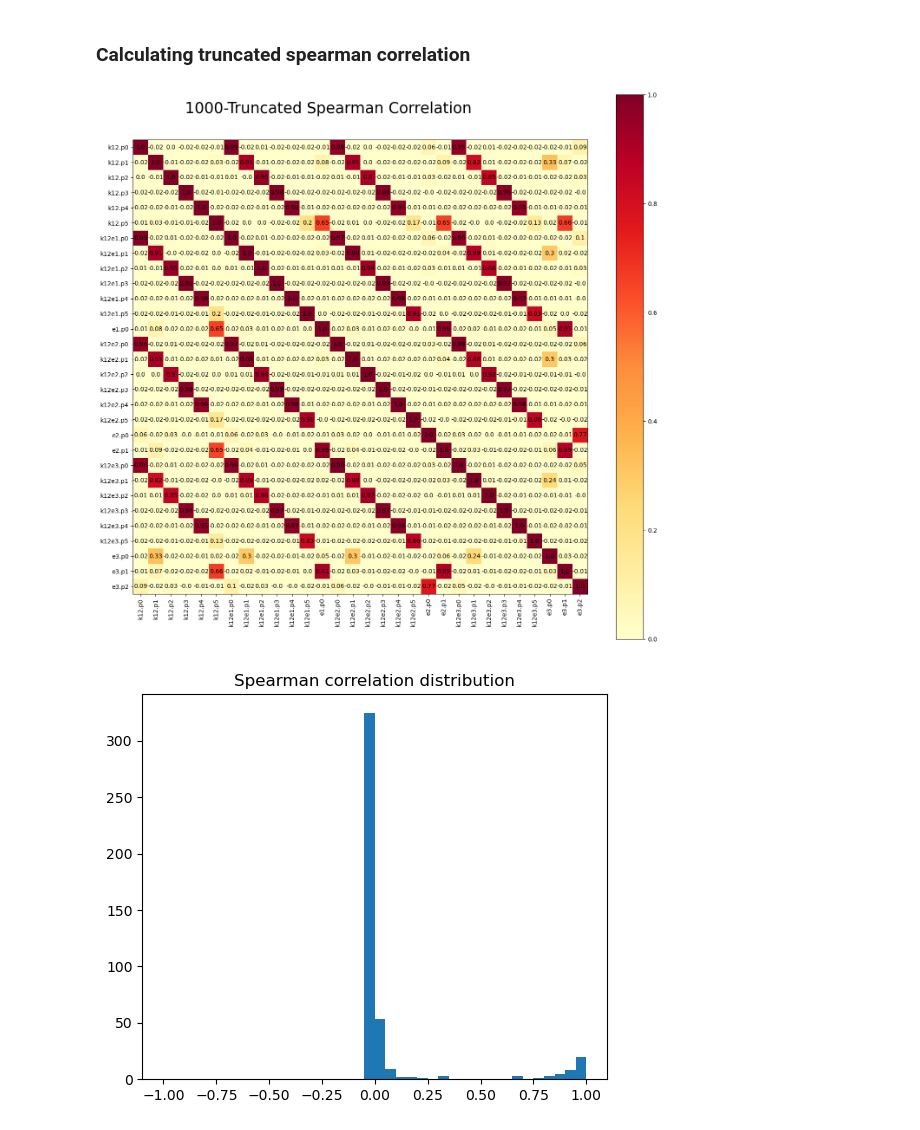
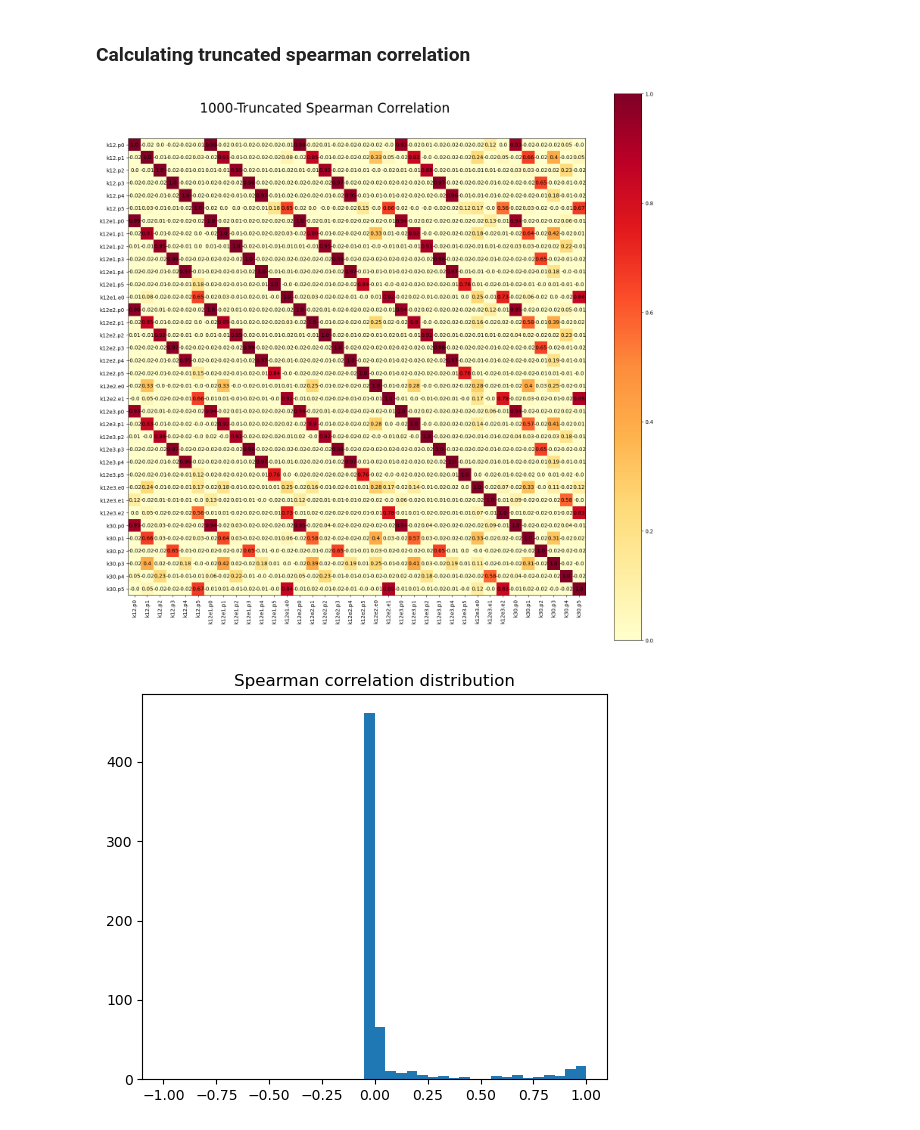
Before and after one commit to nitzanlab/gep-dynamics, a Jupyter notebook: notebooks/marjanovic_k12_k30_pfnmf.ipynb, the cells around one changed output. Cells and saved outputs as stored; diff of their text form; code cells hidden in the pictures.

Commit message:
finishing pfnmf experiment k12-k30

```diff
--- a/notebooks/marjanovic_k12_k30_pfnmf.ipynb
+++ b/notebooks/marjanovic_k12_k30_pfnmf.ipynb
@@ -451,0 +491,17 @@ res_dict['gene_coefs']
+# %%
+joint_HVG_geneID = set(joint_K12_K30_var[joint_K12_K30_var.highly_variable].index)
+k_30_HVG_geneID = set(k_30.var[k_30.var.highly_variable].index)
+union_HVG_geneID = k_30_HVG_geneID.union(joint_HVG_geneID)
+
+for dict_key in pfnmf_results.keys():
+    res_dict = pfnmf_results[dict_key]
+    for index in range(res_dict['rank']):
+
+
+        ordered_geneID = set(res_dict['gene_coefs'].nlargest(
+            columns=[res_dict['prog_name'][index]], n=1000).index)
+        print(res_dict['prog_name'][index],
+              len(set.intersection(ordered_geneID, joint_HVG_geneID)),
+              len(set.intersection(ordered_geneID, k_30_HVG_geneID)),
+              len(set.intersection(ordered_geneID, union_HVG_geneID))
+             )
@@ -452,7 +526,33 @@ res_dict['gene_coefs']
+# %%
+# %%script --no-raise-error false
+
+program_go_dir = _utils.set_dir(notebook_dir.joinpath('programs_GSEA_HVG'))
+
+for dict_key in pfnmf_results.keys():
+    res_dict = pfnmf_results[dict_key]
+
+    for index in range(res_dict['rank']):
+        ordered_genes_index = res_dict['gene_coefs'].nlargest(
+            columns=[res_dict['prog_name'][index]],
+            n=1000).index
+
+        ordered_genes_index = ordered_genes_index[ordered_genes_index.isin(joint_HVG_geneID)]
+
+        ordered_genes = adata.var.loc[ordered_genes_index, 'geneSymbol'].to_list()
+
+        go_enrichment = gp.profile(
+            ordered_genes, ordered=True, background=genes_list)
+
+        go_enrichment.to_csv(
+            program_go_dir.joinpath(f"{res_dict['prog_name'][index]}.csv"))
+
+#         break
+#     break
+# go_enrichment
 # %% [markdown]
 ### Calculating truncated spearman correlation
 # %%
-keys = ['k12', 'k12e1', 'k12e2', 'k12e3']
+keys = ['k12', 'k12e1', 'k12e2', 'k12e3', 'de_novo']
 
 concatenated_spectras = pd.concat([
     pfnmf_results[dict_key]['gene_coefs'].copy() for dict_key in keys], axis=1)
@@ -460,39 +560,39 @@ concatenated_spectras = pd.concat([
 n_genes, n_programs = concatenated_spectras.shape
 
 
 ranked_coefs = n_genes - rankdata(concatenated_spectras, axis=0)
 
 ranked_coefs[ranked_coefs > _constants.N_COMPARED_RANKED] = _constants.N_COMPARED_RANKED
 
 spearman_corr = np.corrcoef(ranked_coefs, rowvar=False)
 
 # spearman figure
 fig, ax = plt.subplots(figsize=(4 + ranked_coefs.shape[1] * 0.43,
                                 4 + ranked_coefs.shape[1] * 0.41))
 
 _utils.heatmap_with_numbers(
     spearman_corr, ax=ax, param_dict={'vmin': 0, 'vmax': 1})
 
 ax.xaxis.tick_bottom()
 ax.set_xticklabels(concatenated_spectras.columns, rotation='vertical')
 ax.set_yticklabels(concatenated_spectras.columns)
 ax.set_title(f'{_constants.N_COMPARED_RANKED}-Truncated Spearman Correlation',
              size=25, y=1.05, x=0.43)
 
 plt.show(fig)
 
 # fig.savefig(RESULTS_DIR.joinpath(
 #     f'correlation_spearman_{utils.N_COMPARED_RANKED}_truncated.png'),
 #     dpi=180, bbox_inches='tight')
 
 # plt.close(fig)
 # %% [output]
-[figure, old version]
+[figure, new version]
 # %%
 # correlation histogram
 fig, ax = plt.subplots(figsize=(6, 5))
 
-plt.hist(spearman_corr[np.triu_indices_from(pearson_corr, k=1)],
+plt.hist(spearman_corr[np.triu_indices_from(spearman_corr, k=1)],
          bins=np.linspace(-1, 1, 41))
 ax.set_title('Spearman correlation distribution')
 plt.show()
@@ -502,4 +602,4 @@ plt.show()
 
 # plt.close(fig)
 # %% [output]
-[figure, old version]
+[figure, new version]
```
Also changed, not shown: parts of 31 cells of this notebook, 4 other files.
